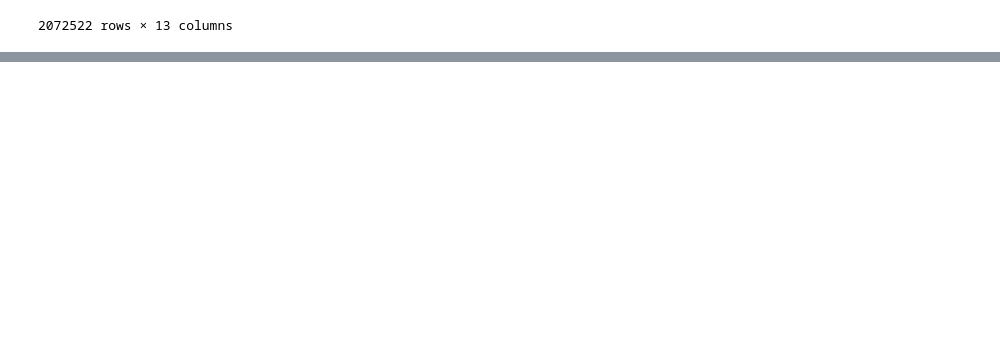
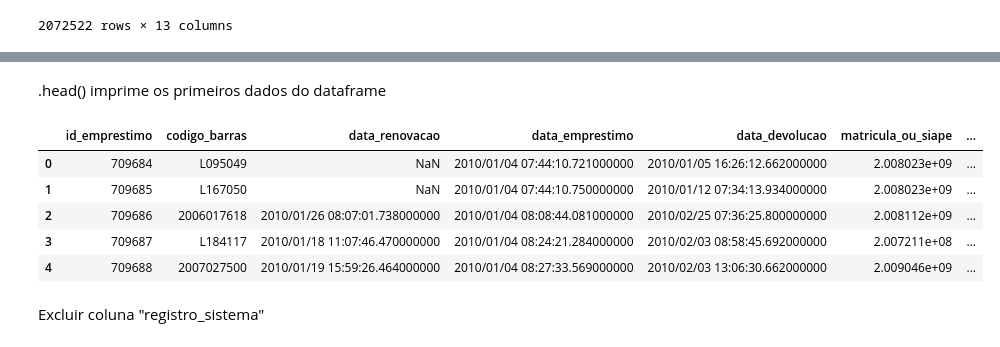
Before and after one commit to v1n1r/-7DaysOfCode-v1v15, a Jupyter notebook: 7DaysOfCode-v1v15.ipynb, the cells around one changed output, grey strips where cells are left out. Saved outputs shown, nothing was run; the diff lists cells and outputs as text; code cells hidden in the pictures; blank space fills up the shorter version.

```diff
--- a/7DaysOfCode-v1v15.ipynb
+++ b/7DaysOfCode-v1v15.ipynb
@@ -240,0 +274,38 @@ emprestimos_completo
+# %%
+CDU_lista = []
+for CDU in emprestimos_completo['localizacao']:
+  if(CDU < 100):
+    CDU_lista.append('Generalidades')
+  elif(CDU < 200):
+    CDU_lista.append('Filosofia e psicologia')
+  elif(CDU < 300):
+    CDU_lista.append('Religião')
+  elif(CDU < 400):
+    CDU_lista.append('Ciências sociais')
+  elif(CDU < 500):
+    CDU_lista.append('Classe vaga')
+  elif(CDU < 600):
+    CDU_lista.append('Matemática e ciências naturais')
+  elif(CDU < 700):
+    CDU_lista.append('Ciências aplicadas')
+  elif(CDU < 800):
+    CDU_lista.append('Belas artes')
+  elif(CDU < 900):
+    CDU_lista.append('Linguagem')
+  else:
+    CDU_lista.append('Geografia. Biografia. História.')
+
+emprestimos_completo['CDU_geral'] = CDU_lista
+# %% [markdown]
+.head() imprime os primeiros dados do dataframe
+# %%
+emprestimos_completo.head()
+# %% [output]
+|  | id_emprestimo | codigo_barras | data_renovacao | data_emprestimo | data_devolucao | matricula_ou_siape | ... |
+| 0 | 709684 | L095049 | NaN | 2010/01/04 07:44:10.721000000 | 2010/01/05 16:26:12.662000000 | 2.008023e+09 | ... |
+| 1 | 709685 | L167050 | NaN | 2010/01/04 07:44:10.750000000 | 2010/01/12 07:34:13.934000000 | 2.008023e+09 | ... |
+| 2 | 709686 | 2006017618 | 2010/01/26 08:07:01.738000000 | 2010/01/04 08:08:44.081000000 | 2010/02/25 07:36:25.800000000 | 2.008112e+09 | ... |
+| 3 | 709687 | L184117 | 2010/01/18 11:07:46.470000000 | 2010/01/04 08:24:21.284000000 | 2010/02/03 08:58:45.692000000 | 2.007211e+08 | ... |
+| 4 | 709688 | 2007027500 | 2010/01/19 15:59:26.464000000 | 2010/01/04 08:27:33.569000000 | 2010/02/03 13:06:30.662000000 | 2.009046e+09 | ... |
+# %% [markdown]
+Excluir coluna "registro_sistema"
```
Also changed, not shown: parts of 43 cells of this notebook.
